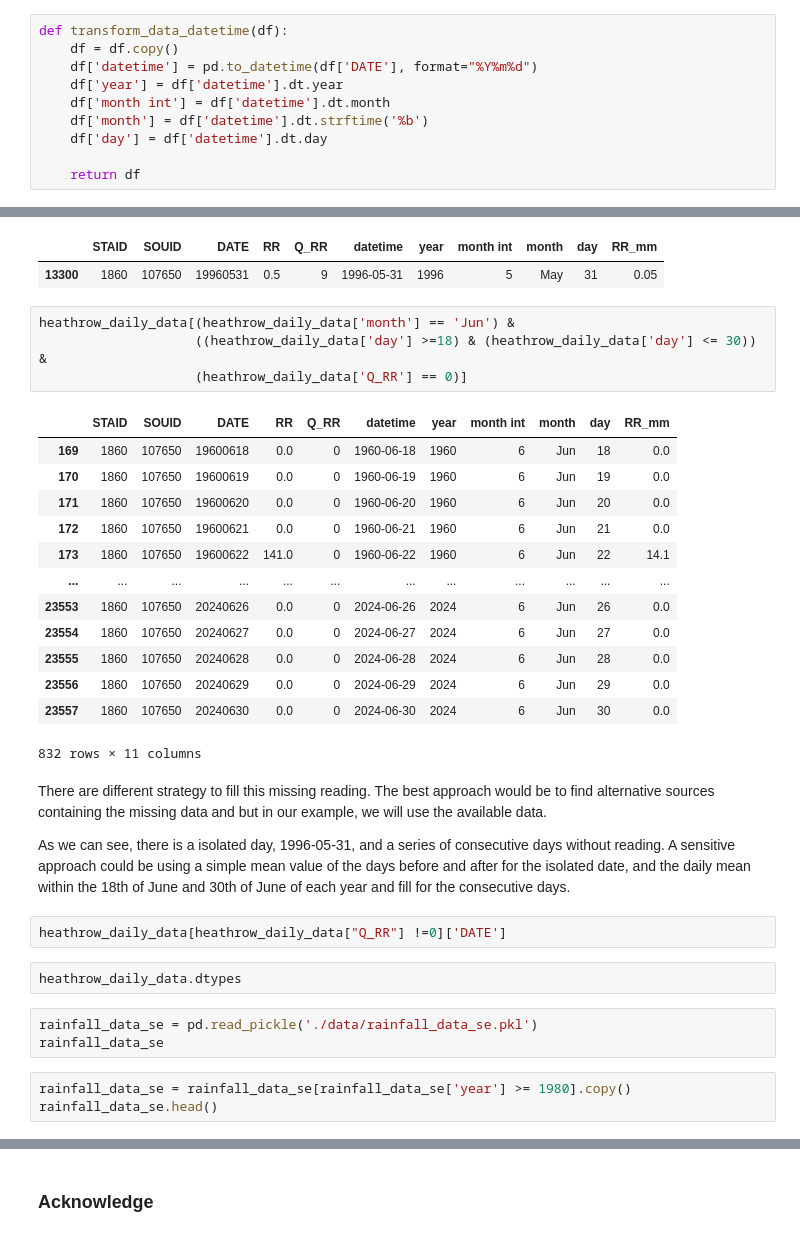
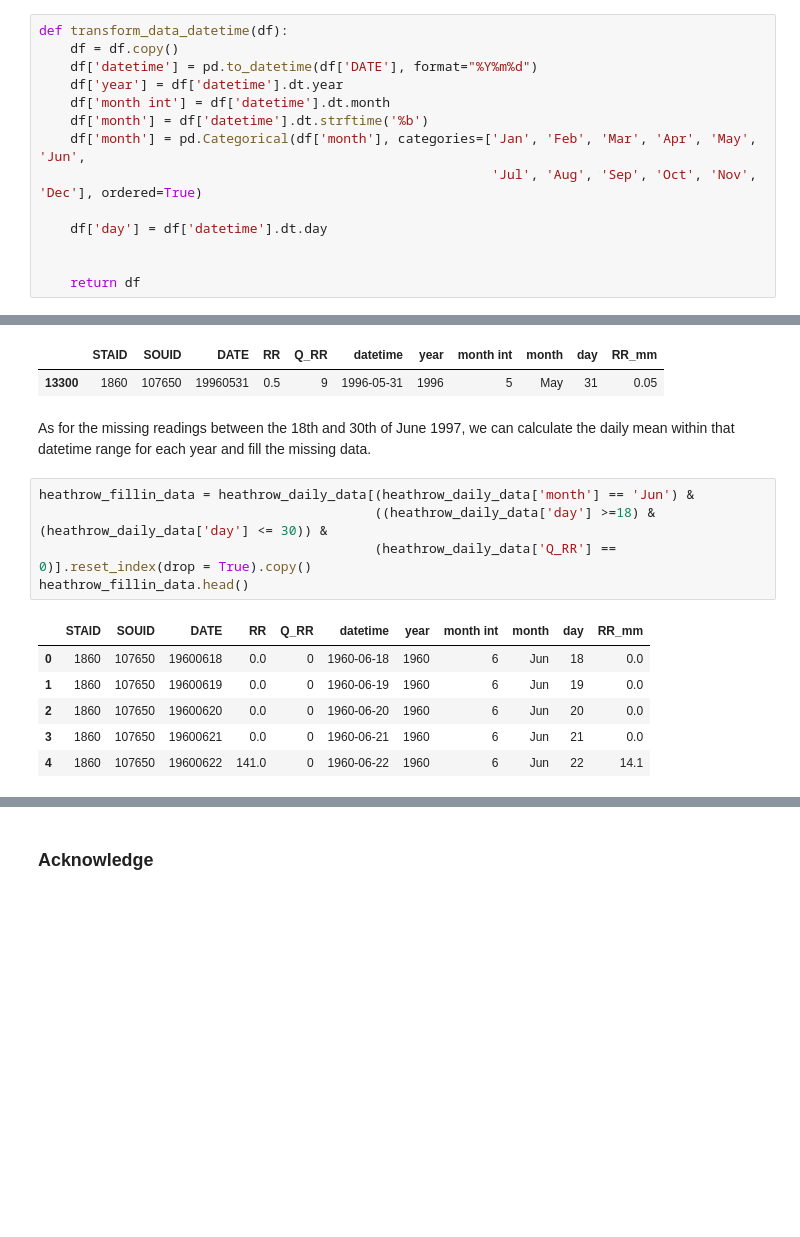
Before and after one commit to pacoraggio/London-Rainfall, a Jupyter notebook: heathrow_data.ipynb, the cells around one changed output, grey strips where cells are left out. Drawn from its saved outputs; the diff is of its cells as text; blank space fills up the shorter version.

```diff
--- a/heathrow_data.ipynb
+++ b/heathrow_data.ipynb
@@ -11,8 +11,12 @@ def transform_data_datetime(df):
     df['year'] = df['datetime'].dt.year
     df['month int'] = df['datetime'].dt.month
     df['month'] = df['datetime'].dt.strftime('%b')
+    df['month'] = pd.Categorical(df['month'], categories=['Jan', 'Feb', 'Mar', 'Apr', 'May', 'Jun',
+                                                          'Jul', 'Aug', 'Sep', 'Oct', 'Nov', 'Dec'], ordered=True)
+
     df['day'] = df['datetime'].dt.day
 
+
     return df
 # %% [markdown]
 # Heathrow Precipitation Data
@@ -127,35 +135,17 @@ heathrow_daily_data[heathrow_daily_data['datetime'] == "1996-05-31"]
 # %% [output]
 |  | STAID | SOUID | DATE | RR | Q_RR | datetime | year | month int | month | day | RR_mm |
 | 13300 | 1860 | 107650 | 19960531 | 0.5 | 9 | 1996-05-31 | 1996 | 5 | May | 31 | 0.05 |
+# %% [markdown]
+As for the missing readings between the 18th and 30th of June 1997, we can calculate the daily mean within that datetime range for each year and fill the missing data.
 # %%
-heathrow_daily_data[(heathrow_daily_data['month'] == 'Jun') &
-                    ((heathrow_daily_data['day'] >=18) & (heathrow_daily_data['day'] <= 30)) &
-                    (heathrow_daily_data['Q_RR'] == 0)]
+heathrow_fillin_data = heathrow_daily_data[(heathrow_daily_data['month'] == 'Jun') &
+                                           ((heathrow_daily_data['day'] >=18) & (heathrow_daily_data['day'] <= 30)) &
+                                           (heathrow_daily_data['Q_RR'] == 0)].reset_index(drop = True).copy()
+heathrow_fillin_data.head()
 # %% [output]
 |  | STAID | SOUID | DATE | RR | Q_RR | datetime | year | month int | month | day | RR_mm |
-| 169 | 1860 | 107650 | 19600618 | 0.0 | 0 | 1960-06-18 | 1960 | 6 | Jun | 18 | 0.0 |
-| 170 | 1860 | 107650 | 19600619 | 0.0 | 0 | 1960-06-19 | 1960 | 6 | Jun | 19 | 0.0 |
-| 171 | 1860 | 107650 | 19600620 | 0.0 | 0 | 1960-06-20 | 1960 | 6 | Jun | 20 | 0.0 |
-| 172 | 1860 | 107650 | 19600621 | 0.0 | 0 | 1960-06-21 | 1960 | 6 | Jun | 21 | 0.0 |
-| 173 | 1860 | 107650 | 19600622 | 141.0 | 0 | 1960-06-22 | 1960 | 6 | Jun | 22 | 14.1 |
-| ... | ... | ... | ... | ... | ... | ... | ... | ... | ... | ... | ... |
-| 23553 | 1860 | 107650 | 20240626 | 0.0 | 0 | 2024-06-26 | 2024 | 6 | Jun | 26 | 0.0 |
-| 23554 | 1860 | 107650 | 20240627 | 0.0 | 0 | 2024-06-27 | 2024 | 6 | Jun | 27 | 0.0 |
-| 23555 | 1860 | 107650 | 20240628 | 0.0 | 0 | 2024-06-28 | 2024 | 6 | Jun | 28 | 0.0 |
-| 23556 | 1860 | 107650 | 20240629 | 0.0 | 0 | 2024-06-29 | 2024 | 6 | Jun | 29 | 0.0 |
-| 23557 | 1860 | 107650 | 20240630 | 0.0 | 0 | 2024-06-30 | 2024 | 6 | Jun | 30 | 0.0 |
+| 0 | 1860 | 107650 | 19600618 | 0.0 | 0 | 1960-06-18 | 1960 | 6 | Jun | 18 | 0.0 |
+| 1 | 1860 | 107650 | 19600619 | 0.0 | 0 | 1960-06-19 | 1960 | 6 | Jun | 19 | 0.0 |
+| 2 | 1860 | 107650 | 19600620 | 0.0 | 0 | 1960-06-20 | 1960 | 6 | Jun | 20 | 0.0 |
+| 3 | 1860 | 107650 | 19600621 | 0.0 | 0 | 1960-06-21 | 1960 | 6 | Jun | 21 | 0.0 |
+| 4 | 1860 | 107650 | 19600622 | 141.0 | 0 | 1960-06-22 | 1960 | 6 | Jun | 22 | 14.1 |
-832 rows × 11 columns
-# %% [markdown]
-There are different strategy to fill this missing reading. The best approach would be to find alternative sources containing the missing data and but in our example, we will use the available data.
-
-As we can see, there is a isolated day, 1996-05-31, and a series of consecutive days without reading. A sensitive approach could be using a simple mean value of the days before and after for the isolated date, and the daily mean within the 18th of June and 30th of June of each year and fill for the consecutive days.
-# %%
-heathrow_daily_data[heathrow_daily_data["Q_RR"] !=0]['DATE']
-# %%
-heathrow_daily_data.dtypes
-# %%
-rainfall_data_se = pd.read_pickle('./data/rainfall_data_se.pkl')
-rainfall_data_se
-# %%
-rainfall_data_se = rainfall_data_se[rainfall_data_se['year'] >= 1980].copy()
-rainfall_data_se.head()
```
Also changed, not shown: parts of 28 cells of this notebook, 1 other file.
